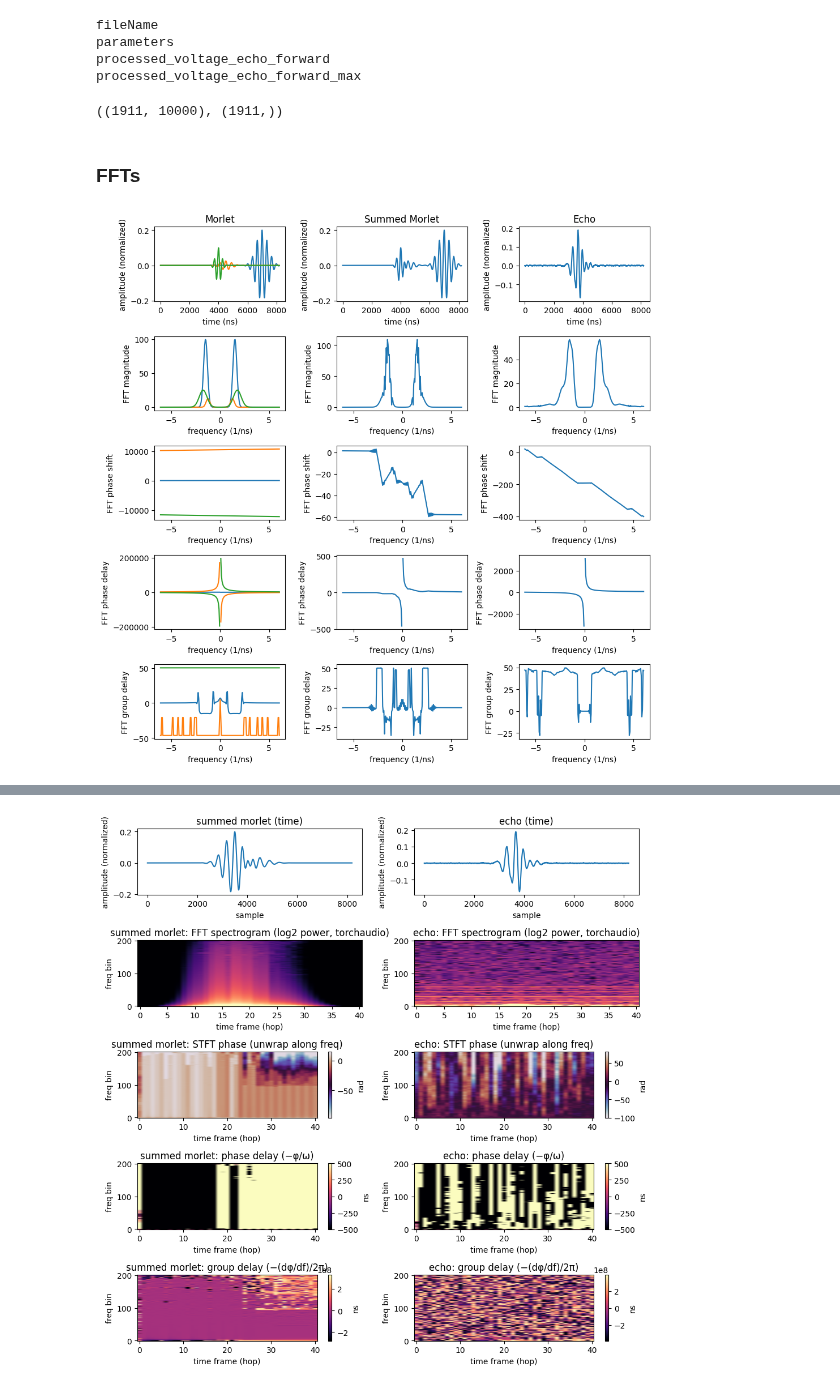
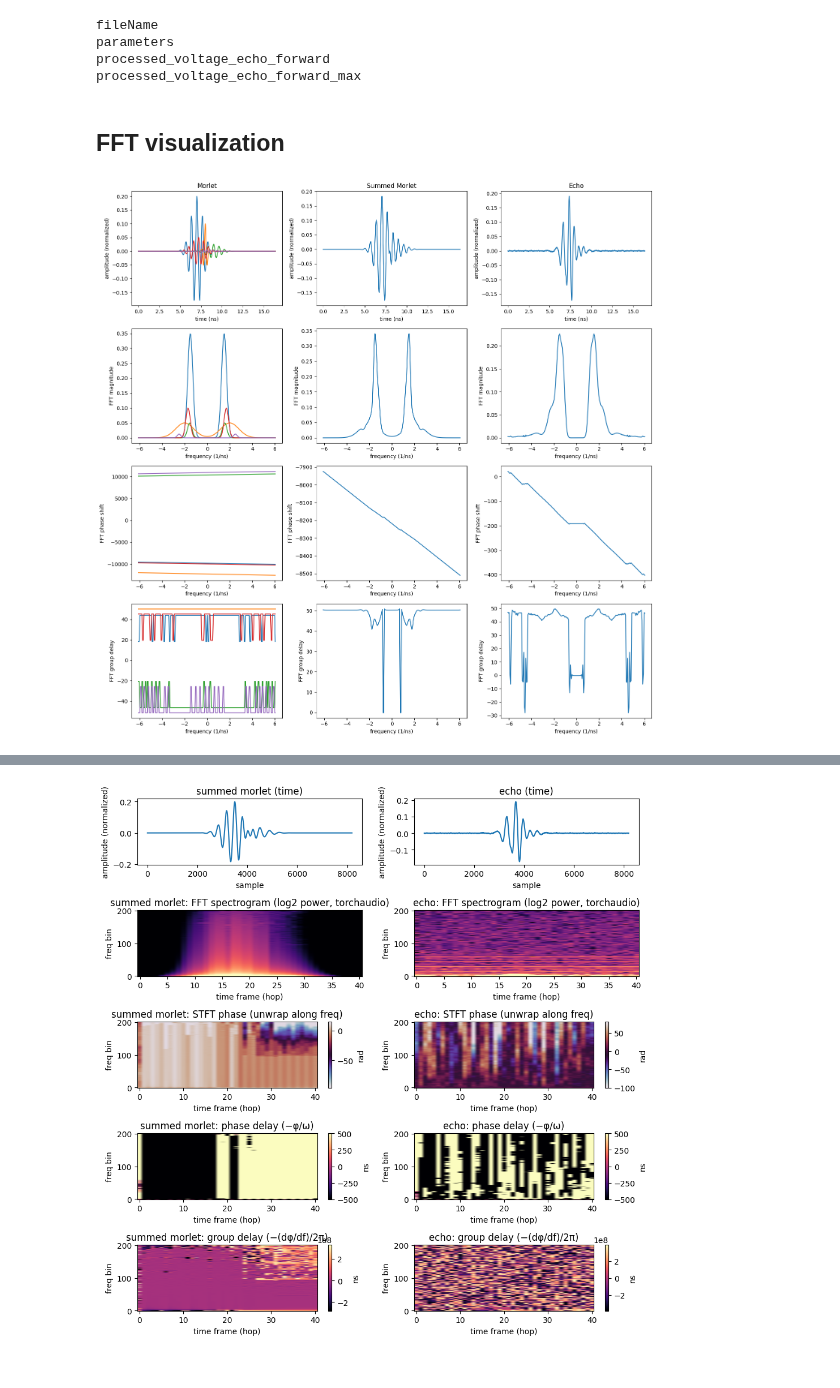
Before and after one commit to zhangxinqiao314/ultrasonic_ml, a Jupyter notebook: Notebooks/ex_tape.ipynb, the cells around one changed output, grey strips where cells are left out. Drawn from its saved outputs; the diff is of its cells as text; code cells hidden in the pictures.

Commit message:
fft with scipy complete

```diff
--- a/Notebooks/ex_tape.ipynb
+++ b/Notebooks/ex_tape.ipynb
@@ -57,9 +57,3 @@ fileName
 parameters
 processed_voltage_echo_forward
 processed_voltage_echo_forward_max
-# %%
-dset.data['processed_voltage_echo_forward'].shape, dset.data['processed_voltage_echo_forward_max'].shape
-# %% [output]
-((1911, 10000), (1911,))
-# %% [markdown]
-### FFTs
@@ -66,6 +62,9 @@ dset.data['processed_voltage_echo_forward'].shape, dset.data['processed_voltage_
+# %% [markdown]
+## FFT visualization
 # %%
 import numpy as np
 import matplotlib.pyplot as plt
+from scipy.interpolate import interp1d
 from models.morlet_fitter import morlet_1D_fitters_real
 import torch
 
@@ -73,54 +72,53 @@ idx = 1034
 data_crop = 2**13
 freq_crop = [data_crop//2-100,data_crop//2+100]
 sample_rate = float(1.0 / dset.dt)
-fig, axs = plt.subplots(5, 3, figsize=(10, 10))
-parameters = torch.tensor([[ [0.2, 7000, 400, 3.0e-03],
-                            [0.025, 4500, 400, 2.5e-03],
-                            [0.1, 4000, 200, 3.5e-03] ]])
+fig, axs = plt.subplots(4, 3, figsize=(15, 15))
+parameters = torch.tensor([[ [0.2, 3500, 350, 3.0e-03],
+                            [0.1, 4000, 100, 4e-03],
+                            [0.025, 4500, 400, 3.1e-03],
+                            [0.05, 3600, 400, 3.4e-03],
+                            [0.005, 4100, 500, 5e-03] ]] )
 fitter = morlet_1D_fitters_real(limits=[1, dset.spec_len, dset.spec_len / 5, 0.05])
-t = np.linspace(0, data_crop, data_crop)
+t = np.arange(0, data_crop*dset.dt, dset.dt)
 freq = np.fft.fftshift(np.fft.fftfreq(data_crop, dset.dt))
 
 axs[0, 0].set_title("Morlet")
 test_morlet = fitter.generate_fit(parameters, data_crop)
 for i,morlet in enumerate(test_morlet[0]):
-    fft_morlet = np.fft.fftshift(np.fft.fft(morlet))
+    fft_morlet = np.fft.fftshift(np.fft.fft(morlet))/max(freq)
     axs[0, 0].plot(t, morlet)
     axs[1, 0].plot(freq[freq_crop[0]:freq_crop[1]], np.abs(fft_morlet[freq_crop[0]:freq_crop[1]]))
     morlet_phase = np.unwrap(np.angle(fft_morlet))
     axs[2, 0].plot(freq[freq_crop[0]:freq_crop[1]], morlet_phase[freq_crop[0]:freq_crop[1]])
-    axs[3, 0].plot(freq[freq_crop[0]:freq_crop[1]], (-morlet_phase/freq)[freq_crop[0]:freq_crop[1]])
-    axs[4, 0].plot(freq[freq_crop[0]:freq_crop[1]], -np.gradient(morlet_phase, freq)[freq_crop[0]:freq_crop[1]])
+    axs[3, 0].plot(freq[freq_crop[0]:freq_crop[1]], -np.gradient(morlet_phase, freq)[freq_crop[0]:freq_crop[1]])
 
 axs[0, 1].set_title("Summed Morlet")
 summed_morlet = test_morlet[0].sum(axis=0)
 axs[0, 1].plot(t, summed_morlet)
-fft_summed_morlet = np.fft.fftshift(np.fft.fft(summed_morlet))
+fft_summed_morlet = np.fft.fftshift(np.fft.fft(summed_morlet))/max(freq)
 axs[1, 1].plot(freq[freq_crop[0]:freq_crop[1]], np.abs(fft_summed_morlet[freq_crop[0]:freq_crop[1]]))
 morlet_phase = np.unwrap(np.angle(fft_summed_morlet))
 axs[2, 1].plot(freq[freq_crop[0]:freq_crop[1]], morlet_phase[freq_crop[0]:freq_crop[1]])
-axs[3, 1].plot(freq[freq_crop[0]:freq_crop[1]], (-morlet_phase/freq)[freq_crop[0]:freq_crop[1]])
-axs[4, 1].plot(freq[freq_crop[0]:freq_crop[1]], -np.gradient(morlet_phase, freq)[freq_crop[0]:freq_crop[1]])
+axs[3, 1].plot(freq[freq_crop[0]:freq_crop[1]], -np.gradient(morlet_phase, freq)[freq_crop[0]:freq_crop[1]])
 
 
 axs[0, 2].set_title("Echo")
 echo = dset.data["processed_voltage_echo_forward"][idx][:data_crop]
 axs[0, 2].plot(t, echo)
-fft_echo = np.fft.fftshift(np.fft.fft(echo))
+fft_echo = np.fft.fftshift(np.fft.fft(echo))/max(freq)
 axs[1, 2].plot(freq[freq_crop[0]:freq_crop[1]], np.abs(fft_echo[freq_crop[0]:freq_crop[1]]))
 echo_phase = np.unwrap(np.angle(fft_echo))
 axs[2, 2].plot(freq[freq_crop[0]:freq_crop[1]], echo_phase[freq_crop[0]:freq_crop[1]])
-axs[3, 2].plot(freq[freq_crop[0]:freq_crop[1]], (-echo_phase/freq)[freq_crop[0]:freq_crop[1]])
-axs[4, 2].plot(freq[freq_crop[0]:freq_crop[1]], -np.gradient(echo_phase, freq)[freq_crop[0]:freq_crop[1]])
+axs[3, 2].plot(freq[freq_crop[0]:freq_crop[1]], -np.gradient(echo_phase, freq)[freq_crop[0]:freq_crop[1]])
 
 
 for j in range(3):
     axs[0, j].set_xlabel("time (ns)")
     axs[0, j].set_ylabel("amplitude (normalized)")
-    for i, y_label in enumerate(['FFT magnitude', 'FFT phase shift', 'FFT phase delay', 'FFT group delay']):
+    for i, y_label in enumerate(['FFT magnitude', 'FFT phase shift', 'FFT group delay']):
         axs[i+1, j].set_xlabel("frequency (1/ns)")
         axs[i+1, j].set_ylabel(y_label)
 
 fig.tight_layout()
 # %% [output]
-[figure, old version]
+[figure, new version]
```
Also changed, not shown: parts of 25 cells of this notebook.
